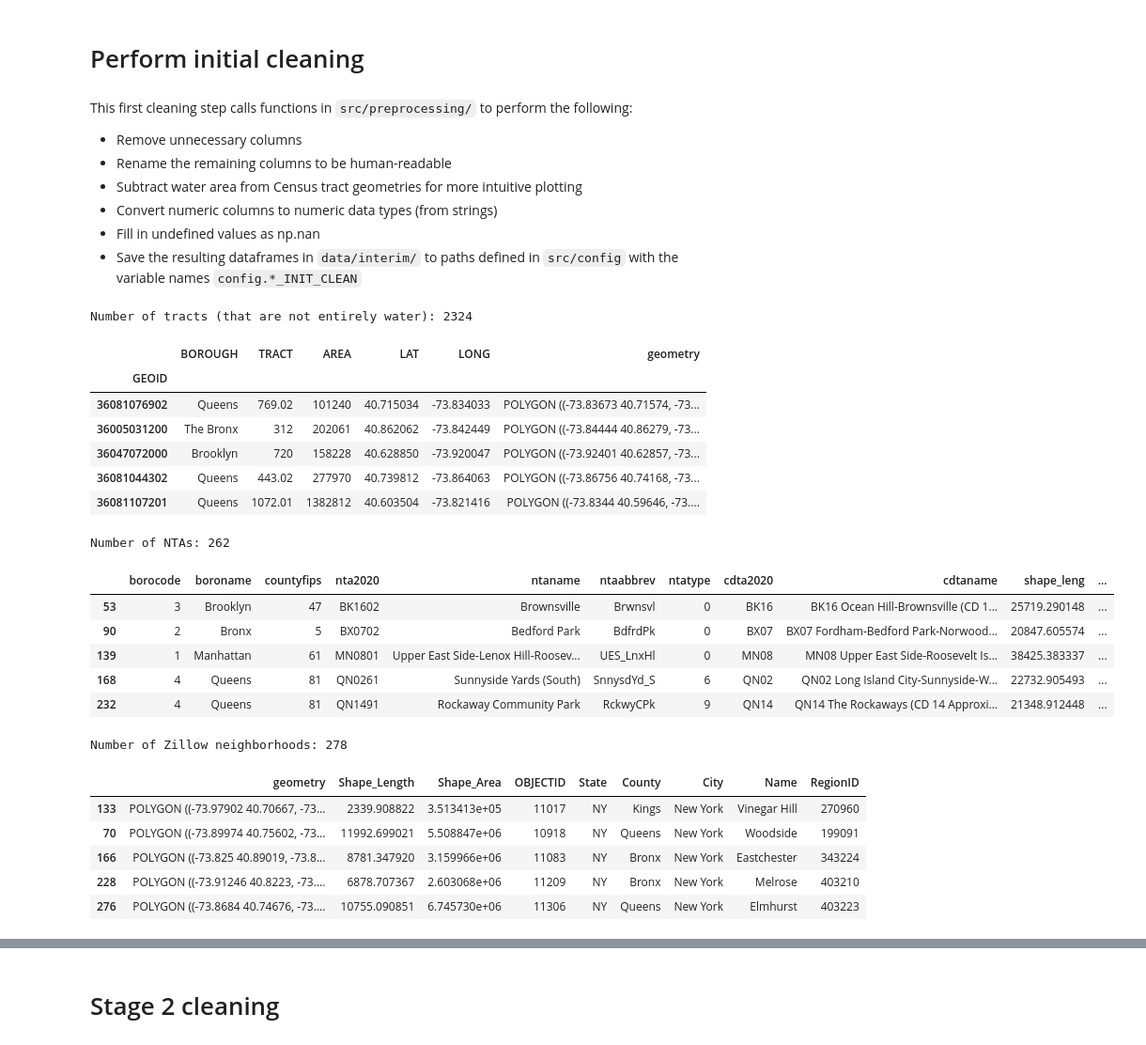
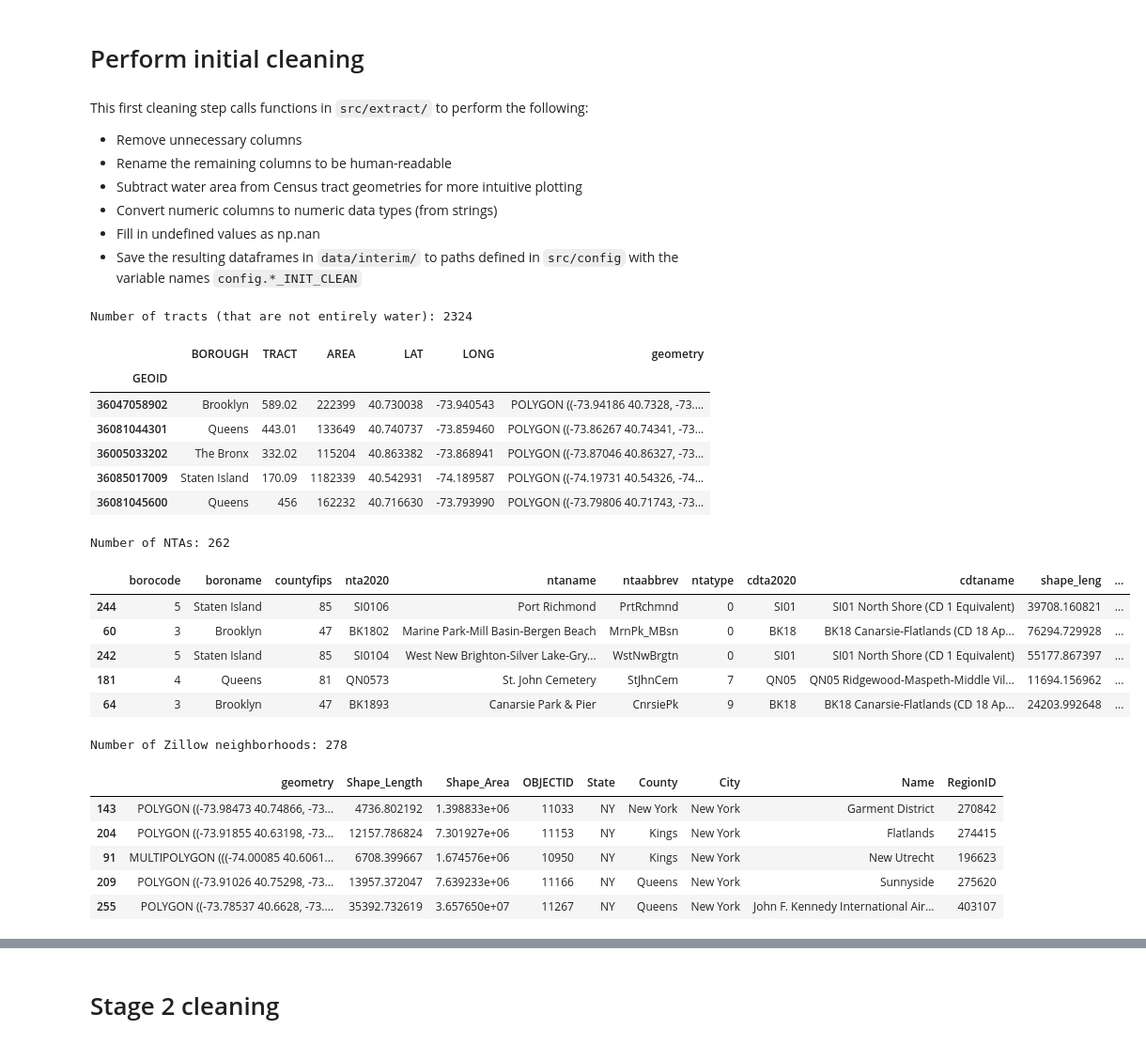
Before and after one commit to dylan-j-young/nyc-community-clustering, a Jupyter notebook: notebooks/00_preprocessing.ipynb, the cells around one changed output, grey strips where cells are left out. Shown at 94% size. Drawn from its saved outputs; the diff is of its cells as text; code cells hidden in the pictures.

```diff
--- a/notebooks/00_preprocessing.ipynb
+++ b/notebooks/00_preprocessing.ipynb
@@ -57,7 +57,7 @@ zillow2017_raw = preprocessing.fetch_zillow_nbds()
 # %% [markdown]
 # Perform initial cleaning
 # %% [markdown]
-This first cleaning step calls functions in `src/preprocessing/` to perform the following:
+This first cleaning step calls functions in `src/extract/` to perform the following:
 - Remove unnecessary columns
 - Rename the remaining columns to be human-readable
 - Subtract water area from Census tract geometries for more intuitive plotting
@@ -66,7 +66,7 @@ This first cleaning step calls functions in `src/preprocessing/` to perform the
 - Save the resulting dataframes in `data/interim/` to paths defined in `src/config` with the variable names `config.*_INIT_CLEAN`
 # %%
 # Clean NYC census tract shapefiles
-gdf = preprocessing.clean_tracts(config.TRACTS_RAW, config.TRACTS_INIT_CLEAN, config.AREAWATER)
+gdf = extract.clean_tracts(config.TRACTS_RAW, config.TRACTS_INIT_CLEAN, config.AREAWATER)
 
 print(f"Number of tracts (that are not entirely water): {np.array(gdf).shape[0]}")
 gdf.sample(n=5)
@@ -74,34 +74,34 @@ gdf.sample(n=5)
 Number of tracts (that are not entirely water): 2324
 |  | BOROUGH | TRACT | AREA | LAT | LONG | geometry |
 | GEOID |  |  |  |  |  |  |
-| 36081076902 | Queens | 769.02 | 101240 | 40.715034 | -73.834033 | POLYGON ((-73.83673 40.71574, -73... |
-| 36005031200 | The Bronx | 312 | 202061 | 40.862062 | -73.842449 | POLYGON ((-73.84444 40.86279, -73... |
-| 36047072000 | Brooklyn | 720 | 158228 | 40.628850 | -73.920047 | POLYGON ((-73.92401 40.62857, -73... |
-| 36081044302 | Queens | 443.02 | 277970 | 40.739812 | -73.864063 | POLYGON ((-73.86756 40.74168, -73... |
-| 36081107201 | Queens | 1072.01 | 1382812 | 40.603504 | -73.821416 | POLYGON ((-73.8344 40.59646, -73.... |
+| 36047058902 | Brooklyn | 589.02 | 222399 | 40.730038 | -73.940543 | POLYGON ((-73.94186 40.7328, -73.... |
+| 36081044301 | Queens | 443.01 | 133649 | 40.740737 | -73.859460 | POLYGON ((-73.86267 40.74341, -73... |
+| 36005033202 | The Bronx | 332.02 | 115204 | 40.863382 | -73.868941 | POLYGON ((-73.87046 40.86327, -73... |
+| 36085017009 | Staten Island | 170.09 | 1182339 | 40.542931 | -74.189587 | POLYGON ((-74.19731 40.54326, -74... |
+| 36081045600 | Queens | 456 | 162232 | 40.716630 | -73.793990 | POLYGON ((-73.79806 40.71743, -73... |
 # %%
-gdf_ntas = preprocessing.clean_nyc_NTAs()
+gdf_ntas = extract.clean_nyc_NTAs()
 print(f"Number of NTAs: {len(gdf_ntas)}")
 gdf_ntas.sample(n=5)
 # %% [output]
 Number of NTAs: 262
 |  | borocode | boroname | countyfips | nta2020 | ntaname | ntaabbrev | ntatype | cdta2020 | cdtaname | shape_leng | ... |
-| 53 | 3 | Brooklyn | 47 | BK1602 | Brownsville | Brwnsvl | 0 | BK16 | BK16 Ocean Hill-Brownsville (CD 1... | 25719.290148 | ... |
-| 90 | 2 | Bronx | 5 | BX0702 | Bedford Park | BdfrdPk | 0 | BX07 | BX07 Fordham-Bedford Park-Norwood... | 20847.605574 | ... |
-| 139 | 1 | Manhattan | 61 | MN0801 | Upper East Side-Lenox Hill-Roosev... | UES_LnxHl | 0 | MN08 | MN08 Upper East Side-Roosevelt Is... | 38425.383337 | ... |
-| 168 | 4 | Queens | 81 | QN0261 | Sunnyside Yards (South) | SnnysdYd_S | 6 | QN02 | QN02 Long Island City-Sunnyside-W... | 22732.905493 | ... |
-| 232 | 4 | Queens | 81 | QN1491 | Rockaway Community Park | RckwyCPk | 9 | QN14 | QN14 The Rockaways (CD 14 Approxi... | 21348.912448 | ... |
+| 244 | 5 | Staten Island | 85 | SI0106 | Port Richmond | PrtRchmnd | 0 | SI01 | SI01 North Shore (CD 1 Equivalent) | 39708.160821 | ... |
+| 60 | 3 | Brooklyn | 47 | BK1802 | Marine Park-Mill Basin-Bergen Beach | MrnPk_MBsn | 0 | BK18 | BK18 Canarsie-Flatlands (CD 18 Ap... | 76294.729928 | ... |
+| 242 | 5 | Staten Island | 85 | SI0104 | West New Brighton-Silver Lake-Gry... | WstNwBrgtn | 0 | SI01 | SI01 North Shore (CD 1 Equivalent) | 55177.867397 | ... |
+| 181 | 4 | Queens | 81 | QN0573 | St. John Cemetery | StJhnCem | 7 | QN05 | QN05 Ridgewood-Maspeth-Middle Vil... | 11694.156962 | ... |
+| 64 | 3 | Brooklyn | 47 | BK1893 | Canarsie Park & Pier | CnrsiePk | 9 | BK18 | BK18 Canarsie-Flatlands (CD 18 Ap... | 24203.992648 | ... |
 # %%
-gdf_zillow = preprocessing.clean_zillow_nbds()
+gdf_zillow = extract.clean_zillow_nbds()
 print(f"Number of Zillow neighborhoods: {len(gdf_zillow)}")
 gdf_zillow.sample(n=5)
 # %% [output]
 Number of Zillow neighborhoods: 278
 |  | geometry | Shape_Length | Shape_Area | OBJECTID | State | County | City | Name | RegionID |
-| 133 | POLYGON ((-73.97902 40.70667, -73... | 2339.908822 | 3.513413e+05 | 11017 | NY | Kings | New York | Vinegar Hill | 270960 |
-| 70 | POLYGON ((-73.89974 40.75602, -73... | 11992.699021 | 5.508847e+06 | 10918 | NY | Queens | New York | Woodside | 199091 |
-| 166 | POLYGON ((-73.825 40.89019, -73.8... | 8781.347920 | 3.159966e+06 | 11083 | NY | Bronx | New York | Eastchester | 343224 |
-| 228 | POLYGON ((-73.91246 40.8223, -73.... | 6878.707367 | 2.603068e+06 | 11209 | NY | Bronx | New York | Melrose | 403210 |
-| 276 | POLYGON ((-73.8684 40.74676, -73.... | 10755.090851 | 6.745730e+06 | 11306 | NY | Queens | New York | Elmhurst | 403223 |
+| 143 | POLYGON ((-73.98473 40.74866, -73... | 4736.802192 | 1.398833e+06 | 11033 | NY | New York | New York | Garment District | 270842 |
+| 204 | POLYGON ((-73.91855 40.63198, -73... | 12157.786824 | 7.301927e+06 | 11153 | NY | Kings | New York | Flatlands | 274415 |
+| 91 | MULTIPOLYGON (((-74.00085 40.6061... | 6708.399667 | 1.674576e+06 | 10950 | NY | Kings | New York | New Utrecht | 196623 |
+| 209 | POLYGON ((-73.91026 40.75298, -73... | 13957.372047 | 7.639233e+06 | 11166 | NY | Queens | New York | Sunnyside | 275620 |
+| 255 | POLYGON ((-73.78537 40.6628, -73.... | 35392.732619 | 3.657650e+07 | 11267 | NY | Queens | New York | John F. Kennedy International Air... | 403107 |
 # %%
 # Perform in initial cleaning of 2020 Demographic Profile data
```
Also changed, not shown: parts of 9 cells of this notebook, 2 other files.
